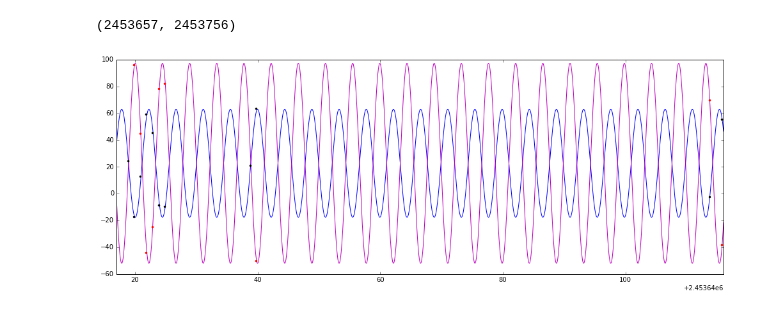
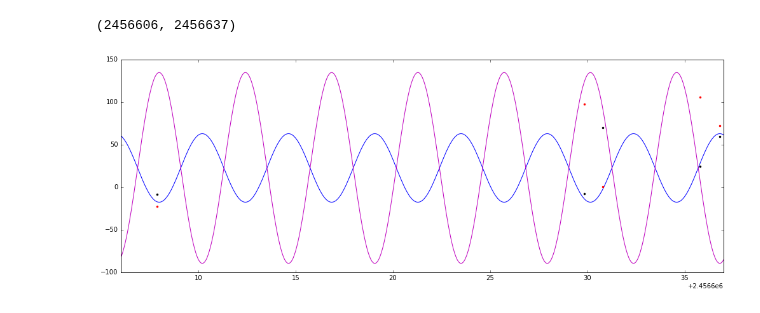
Before and after one commit to jacob-i-skinner/Orbit-Fitting, a Jupyter notebook: V1481 Ori.ipynb, the cells around one changed output. Cells and saved outputs as stored; diff of their text form; code cells hidden in the pictures.

```diff
--- a/V1481 Ori.ipynb
+++ b/V1481 Ori.ipynb
@@ -7,7 +7,7 @@ from scipy import stats
 import functions as f
 %matplotlib inline
 filename     = 'V1481.tbl'
-system       = np.genfromtxt(filename, skip_header=1, usecols=(0, 1, 2), max_rows=11)
+system       = np.genfromtxt(filename, skip_header=1, usecols=(0, 1, 2))#, max_rows=11)
 
 #use only first 11 data points to use ESO data, last 5 for APOGEE data
 
@@ -67,6 +67,26 @@ ax2.set_ylabel('Normalized Lomb-Scargle Power', size='20')
 fig.set_figheight(10)
 fig.set_figwidth(15)
 #plt.savefig(filename + ' periodogram.pdf')
-print('Mass ratio for ', filename, ' is ??')
 print('Periodogram peaks above a power of 0.25:',maxima(0.8, x, y, y2))
+
+fig, ((ax1)) = plt.subplots(1,1, sharex='col', sharey='row')
+ax1.plot(phases(maxima(0.3, x, y, y2)[3], 0, JDp), RVp, 'k.')
+ax1.plot(phases(maxima(0.3, x, y, y2)[3], 0, JDs), RVs, 'r.')
+ax1.set_title('RV-phase diagram for period of 15.805 days')
+ax1.set_xlabel('Orbital Phase', size='15')
+ax1.set_ylabel('Radial Velocity', size='20')
+#fig.set_figheight(12)
+fig.set_figwidth(8)
+#plt.savefig(filename + ' RV-phase diagram.pdf')
+
+mass_ratio, intercept, r_squared, standard_error, slope_error = massRatio(RVs,RVp, system)
+p = [datum[1] for datum in system if not np.isnan(datum[1]+datum[2])]
+s = [datum[2] for datum in system if not np.isnan(datum[1]+datum[2])]
+fig = plt.figure(figsize=(5,5))
+ax = plt.subplot(111)
+ax.plot(s, p, 'k.')
+ax.plot(np.array([-60, 120]), -mass_ratio*np.array([-60, 120])+intercept)
+ax.set_ylabel('Primary Velocity', size='15')
+ax.set_xlabel('Secondary Velocity', size='15')
+print('mass ratio is ', mass_ratio, "+/-", slope_error)
 # %% [output]
@@ -98,27 +98,18 @@ mass ratio is  0.540616744556 +/- 5.79385526638e-05
 # %%
-Period = 4.433 #period in days determined first via periodogram
-mass_ratio = 0.54
+#parameters according to S. Messina et al (2016)
+parameters = -40.3, 0, 0, 30, 4.433, 22.7
 
-T = 30 #Time offset in days, boils down to a horizontal shift in RV. T is the 'zero' point
-e = 0 #eccentricity (unitless)
-w = 0 #longitude of periastron in radians
-y = 22.7 #systemic velocity in km/s
-x = np.linspace(2453640, 2456700, num = 100000) #provides independent variable values
-
-#these parameters are star specific
-K = -40.3 #semamplitude in km/s
-
-parameters = K, e, w, T, Period, y
+x = np.linspace(2453640, 2456700, num = 100000)
 
 primary, secondary = RV(x, mass_ratio, parameters)
 plt.figure(figsize=(17,6))
 plt.plot(x, primary)
 plt.plot(x, secondary, 'm')
 
 plt.plot(JDp, RVp, 'k.')
 plt.plot(JDs, RVs, 'r.')
-plt.xlim(2453657, 2453756) #uncomment for veiw of ESO points
-#plt.xlim(2456606, 2456637) #uncomment for view of APOGEE points
+#plt.xlim(2453657, 2453756) #uncomment for veiw of ESO points
+plt.xlim(2456606, 2456637) #uncomment for view of APOGEE points
 # %% [output]
-(2453657, 2453756)
+(2456606, 2456637)
-[figure, old version]
+[figure, new version]
```
Also changed, not shown: parts of 3 cells of this notebook, 3 other files.
